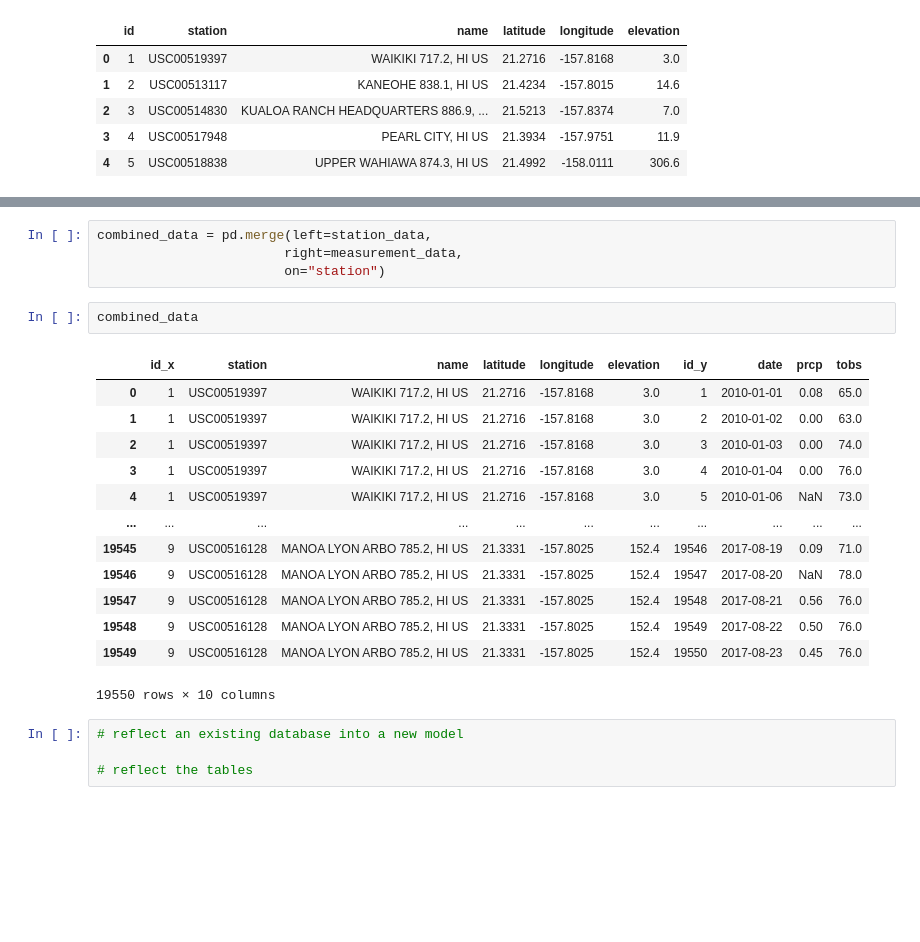
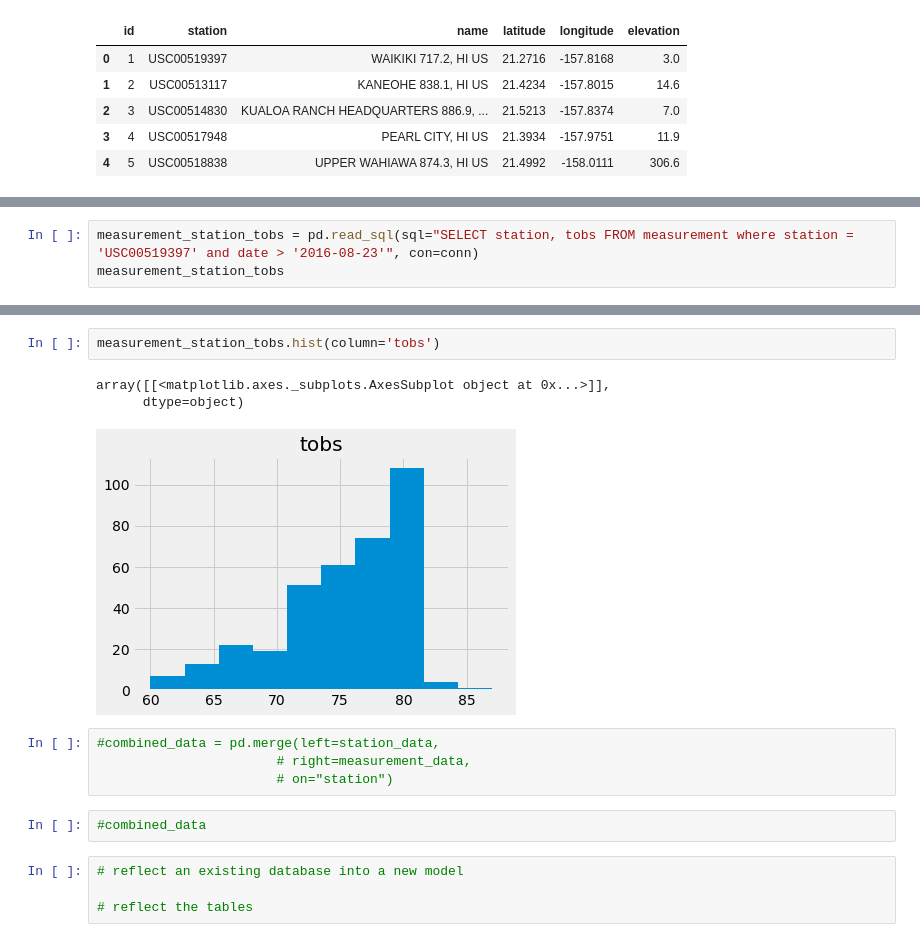
Before and after one commit to Farhana20/UCI_Homework_Farhana, a Jupyter notebook: sqlalchemy-challenge/climate_starter.ipynb, the cells around one changed output, grey strips where cells are left out. Saved outputs shown, nothing was run; the diff lists cells and outputs as text; blank space fills up the shorter version.

```diff
--- a/sqlalchemy-challenge/climate_starter.ipynb
+++ b/sqlalchemy-challenge/climate_starter.ipynb
@@ -123,0 +234,3 @@ station_data.head()
+# %%
+measurement_station_tobs = pd.read_sql(sql="SELECT station, tobs FROM measurement where station = 'USC00519397' and date > '2016-08-23'", con=conn)
+measurement_station_tobs
@@ -124,23 +251,15 @@ station_data.head()
+# %%
+measurement_station_tobs.hist(column='tobs')
+# %% [output]
+array([[<matplotlib.axes._subplots.AxesSubplot object at 0x...>]],
+      dtype=object)
+[figure, added]
 # %%
-combined_data = pd.merge(left=station_data,
-                        right=measurement_data,
-                        on="station")
+#combined_data = pd.merge(left=station_data,
+                       # right=measurement_data,
+                       # on="station")
-# %%
-combined_data
-# %% [output]
-|  | id_x | station | name | latitude | longitude | elevation | id_y | date | prcp | tobs |
-| 0 | 1 | USC00519397 | WAIKIKI 717.2, HI US | 21.2716 | -157.8168 | 3.0 | 1 | 2010-01-01 | 0.08 | 65.0 |
-| 1 | 1 | USC00519397 | WAIKIKI 717.2, HI US | 21.2716 | -157.8168 | 3.0 | 2 | 2010-01-02 | 0.00 | 63.0 |
-| 2 | 1 | USC00519397 | WAIKIKI 717.2, HI US | 21.2716 | -157.8168 | 3.0 | 3 | 2010-01-03 | 0.00 | 74.0 |
-| 3 | 1 | USC00519397 | WAIKIKI 717.2, HI US | 21.2716 | -157.8168 | 3.0 | 4 | 2010-01-04 | 0.00 | 76.0 |
-| 4 | 1 | USC00519397 | WAIKIKI 717.2, HI US | 21.2716 | -157.8168 | 3.0 | 5 | 2010-01-06 | NaN | 73.0 |
-| ... | ... | ... | ... | ... | ... | ... | ... | ... | ... | ... |
-| 19545 | 9 | USC00516128 | MANOA LYON ARBO 785.2, HI US | 21.3331 | -157.8025 | 152.4 | 19546 | 2017-08-19 | 0.09 | 71.0 |
-| 19546 | 9 | USC00516128 | MANOA LYON ARBO 785.2, HI US | 21.3331 | -157.8025 | 152.4 | 19547 | 2017-08-20 | NaN | 78.0 |
-| 19547 | 9 | USC00516128 | MANOA LYON ARBO 785.2, HI US | 21.3331 | -157.8025 | 152.4 | 19548 | 2017-08-21 | 0.56 | 76.0 |
-| 19548 | 9 | USC00516128 | MANOA LYON ARBO 785.2, HI US | 21.3331 | -157.8025 | 152.4 | 19549 | 2017-08-22 | 0.50 | 76.0 |
-| 19549 | 9 | USC00516128 | MANOA LYON ARBO 785.2, HI US | 21.3331 | -157.8025 | 152.4 | 19550 | 2017-08-23 | 0.45 | 76.0 |
-19550 rows × 10 columns
+# %%
+#combined_data
 # %%
 # reflect an existing database into a new model
 
```
Also changed, not shown: parts of 25 cells of this notebook.
